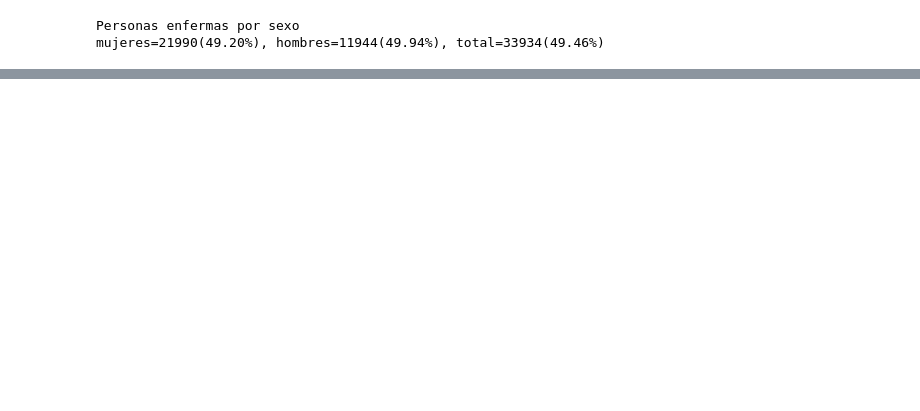
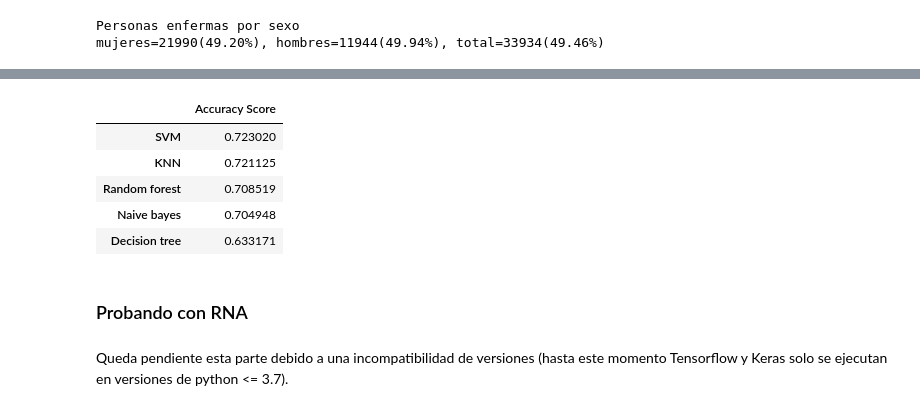
Before and after one commit to maizorin97/Nutri-Desk, a Jupyter notebook: modelos-predictivos/Analisis Nutri-Desk.ipynb, the cells around one changed output, grey strips where cells are left out. Saved outputs shown, nothing was run; the diff lists cells and outputs as text; code cells hidden in the pictures; blank space fills up the shorter version.

```diff
--- a/modelos-predictivos/Analisis Nutri-Desk.ipynb
+++ b/modelos-predictivos/Analisis Nutri-Desk.ipynb
@@ -286,0 +434,39 @@ personas enfermas=21557(73.81%), personas sanas=7651(26.19%), total=29208(42.57%
+# %%
+from sklearn.tree import DecisionTreeClassifier
+from sklearn.ensemble import RandomForestClassifier
+from sklearn.neighbors import KNeighborsClassifier
+from sklearn.svm import SVC
+from sklearn.naive_bayes import GaussianNB
+
+dec = DecisionTreeClassifier()
+ran = RandomForestClassifier(n_estimators=100)
+knn = KNeighborsClassifier(n_neighbors=100)
+svm = SVC(random_state=1)
+naive = GaussianNB()
+
+models = {"Decision tree" : dec,
+          "Random forest" : ran,
+          "KNN" : knn,
+          "SVM" : svm,
+          "Naive bayes" : naive}
+scores= { }
+
+for key, value in models.items():
+    model = value
+    model.fit(x_train, y_train)
+    scores[key] = model.score(x_test, y_test)
+# %%
+scores_frame = pd.DataFrame(scores, index=["Accuracy Score"]).T
+scores_frame.sort_values(by=["Accuracy Score"], axis=0 ,ascending=False, inplace=True)
+scores_frame
+# %% [output]
+|  | Accuracy Score |
+| SVM | 0.723020 |
+| KNN | 0.721125 |
+| Random forest | 0.708519 |
+| Naive bayes | 0.704948 |
+| Decision tree | 0.633171 |
+# %% [markdown]
+### Probando con RNA
+# %% [markdown]
+Queda pendiente esta parte debido a una incompatibilidad de versiones (hasta este momento Tensorflow y Keras solo se ejecutan en versiones de python <= 3.7).
```
Also changed, not shown: parts of 28 cells of this notebook.
